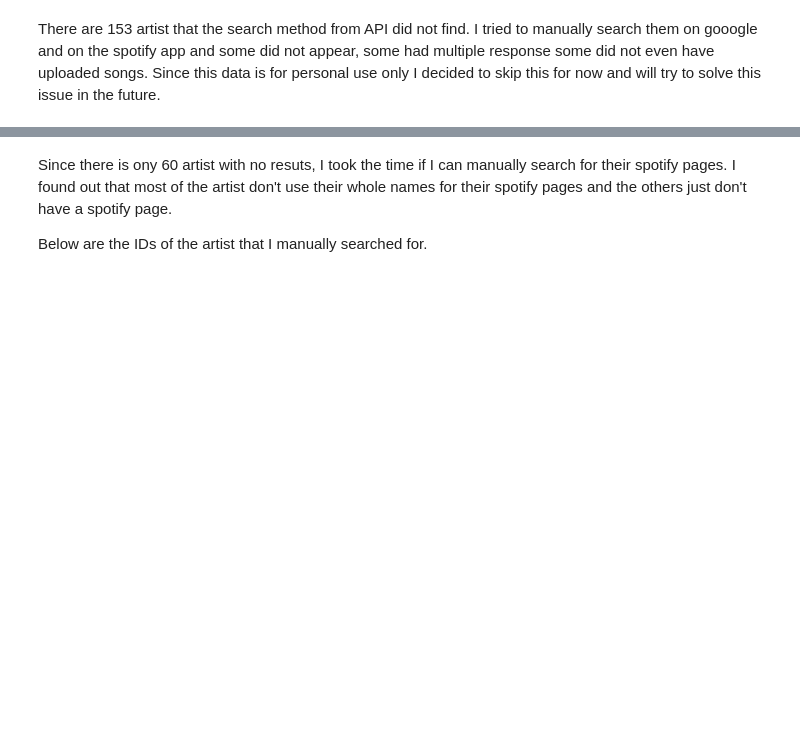
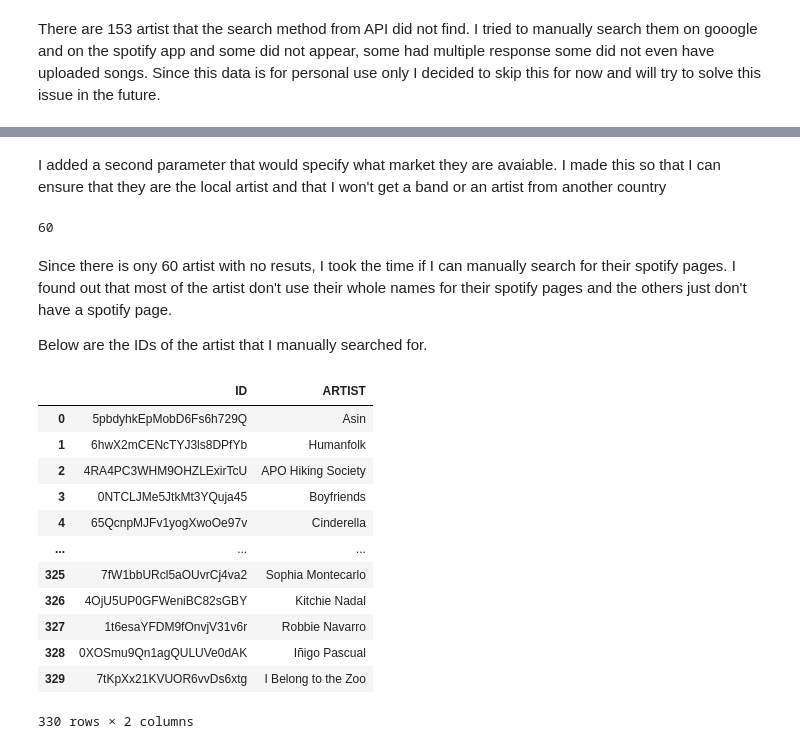
Before and after one commit to EVeend/Spotify-Tracks-Dataset-Builder, a Jupyter notebook: spotify_track_retriever.ipynb, the cells around one changed output, grey strips where cells are left out. Saved outputs shown, nothing was run; the diff lists cells and outputs as text; code cells hidden in the pictures; blank space fills up the shorter version.

```diff
--- a/spotify_track_retriever.ipynb
+++ b/spotify_track_retriever.ipynb
@@ -151,3 +113,9 @@ no_result
+# %% [markdown]
+I added a second parameter that would specify what market they are avaiable. I made this so that I can ensure that they are the local artist and that I won't get a band or an artist from another country
+# %%
+len(no_result)
+# %% [output]
+60
 # %% [markdown]
 Since there is ony 60 artist with no resuts, I took the time if I can manually search for their spotify pages. I found out that most of the artist don't use their whole names for their spotify pages and the others just don't have a spotify page.
 
@@ -182,0 +165,17 @@ artist_id_list.append({'ID': '17Do37U0HEbxu1tOrKH8dL', 'ARTIST': 'Nadine Lustre'
+# %%
+local_artist_id_df = pd.read_csv('local_artist_id.csv')
+local_artist_id_df
+# %% [output]
+|  | ID | ARTIST |
+| 0 | 5pbdyhkEpMobD6Fs6h729Q | Asin |
+| 1 | 6hwX2mCENcTYJ3ls8DPfYb | Humanfolk |
+| 2 | 4RA4PC3WHM9OHZLExirTcU | APO Hiking Society |
+| 3 | 0NTCLJMe5JtkMt3YQuja45 | Boyfriends |
+| 4 | 65QcnpMJFv1yogXwoOe97v | Cinderella |
+| ... | ... | ... |
+| 325 | 7fW1bbURcl5aOUvrCj4va2 | Sophia Montecarlo |
+| 326 | 4OjU5UP0GFWeniBC82sGBY | Kitchie Nadal |
+| 327 | 1t6esaYFDM9fOnvjV31v6r | Robbie Navarro |
+| 328 | 0XOSmu9Qn1agQULUVe0dAK | Iñigo Pascual |
+| 329 | 7tKpXx21KVUOR6vvDs6xtg | I Belong to the Zoo |
+330 rows × 2 columns
```
Also changed, not shown: parts of 28 cells of this notebook.
